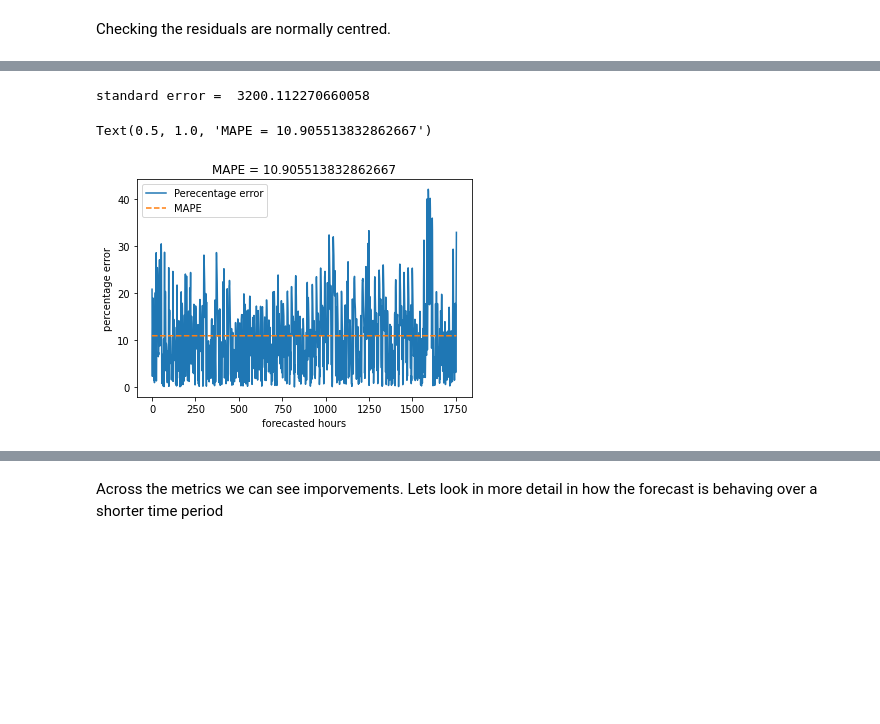
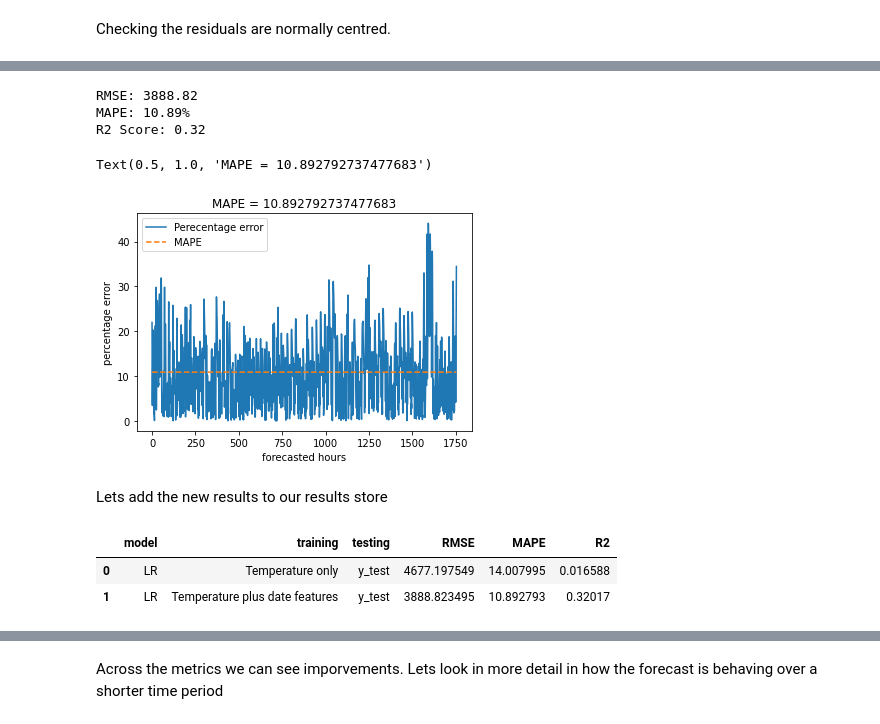
Before and after one commit to DrPBaksh/time_series_forecasting, a Jupyter notebook: Time Series Forecasting Example 4 (Regression data).ipynb, the cells around one changed output, grey strips where cells are left out. Drawn from its saved outputs; the diff is of its cells as text; code cells hidden in the pictures; blank space fills up the shorter version.

```diff
--- a/Time Series Forecasting Example 4 (Regression data).ipynb
+++ b/Time Series Forecasting Example 4 (Regression data).ipynb
@@ -168,4 +194,17 @@ def resid(x, y):
     for x , y in zip(x, y):
         error.append(((x- y)))
     return  error
+
+def mean_absolute_percentage_error(y_true, y_pred):
+    return np.mean(np.abs((y_true - y_pred) / y_true)) * 100
+
+def evaluate_forecast(y_pred, y_true):
+    rmse = np.sqrt(mean_squared_error(y_true, y_pred))
+    mape = mean_absolute_percentage_error(y_true, y_pred)
+    r2 = r2_score(y_true, y_pred)
+
+    print(f"RMSE: {rmse:.2f}")
+    print(f"MAPE: {mape:.2f}%")
+    print(f"R2 Score: {r2:.2f}")
+    return rmse, mape, r2
 # %% [markdown]
@@ -232,3 +311,5 @@ X_train.head()
 | 2015-01-01 02:00:00 | 269.686 | 2 | 2015 | 1 | 3 |
 | 2015-01-01 03:00:00 | 269.686 | 3 | 2015 | 1 | 3 |
 | 2015-01-01 04:00:00 | 269.686 | 4 | 2015 | 1 | 3 |
+# %%
+sm.add_constant(X_test).head(1)
@@ -235,5 +320,5 @@ X_train.head()
 # %%
-model_lr =  sm.OLS(y_train, X_train,missing='raise').fit()
+model_lr =  sm.OLS(y_train, sm.add_constant(X_train) ,missing='raise').fit()
 model_lr.summary()
 # %% [output]
 OLS Regression Results
@@ -266,5 +351,5 @@ We can see we get a really impressive R squared. Lets visualise the forecast on
 # %%
-predictions= model_lr.predict(X_test)
+predictions= model_lr.predict(sm.add_constant(X_test,has_constant='add')) # the has_constant is required because there is already a column, month that has 0 variance
 predictions.plot()
 y_test.plot()
 plt.legend(['prediction', 'actual'])
@@ -285,17 +370,17 @@ sns.histplot(residuals, kde=False)
-# %%
-se ,a  = standard_error(predictions, y_test)
-print('standard error = ', se)
-# %% [output]
-standard error =  3200.112270660058
 # %%
-mape, pe= MAPE(predictions, y_test)
-
+rmse, mape, r2 = evaluate_forecast(predictions, y_test)
+mape, pe = MAPE(predictions, y_test)
 plt.plot(range(len(pe)), pe)
 plt.plot(range(len(pe)), [mape] * len(pe), '--')
 plt.legend(['Perecentage error', 'MAPE'])
 plt.xlabel('forecasted hours')
 plt.ylabel('percentage error')
 plt.title ('MAPE = ' + str(mape))
 # %% [output]
-Text(0.5, 1.0, 'MAPE = 10.905513832862667')
+RMSE: 3888.82
+MAPE: 10.89%
+R2 Score: 0.32
+Text(0.5, 1.0, 'MAPE = 10.892792737477683')
-[figure, old version]
+[figure, new version]
+# %% [markdown]
+Lets add the new results to our results store
@@ -301,0 +390,6 @@ Text(0.5, 1.0, 'MAPE = 10.905513832862667')
+# %%
+results
+# %% [output]
+|  | model | training | testing | RMSE | MAPE | R2 |
+| 0 | LR | Temperature only | y_test | 4677.197549 | 14.007995 | 0.016588 |
+| 1 | LR | Temperature plus date features | y_test | 3888.823495 | 10.892793 | 0.32017 |
```
Also changed, not shown: parts of 107 cells of this notebook.
